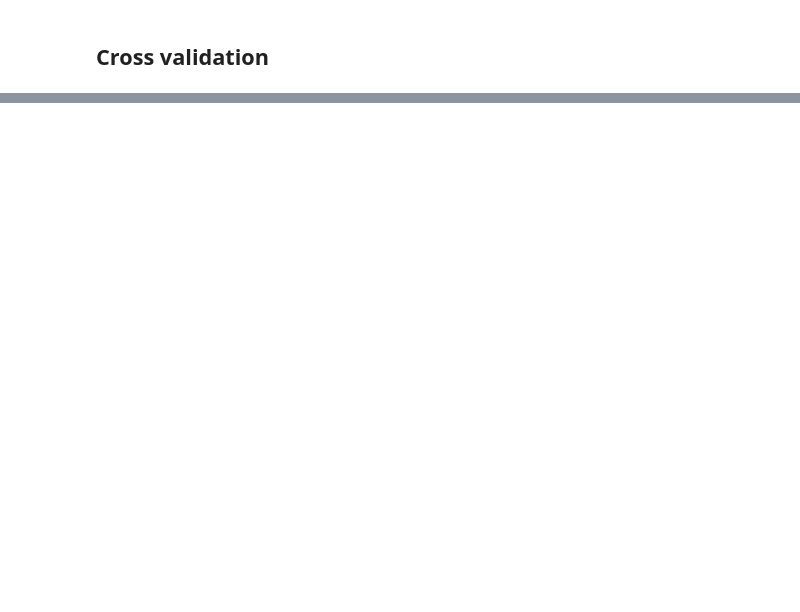
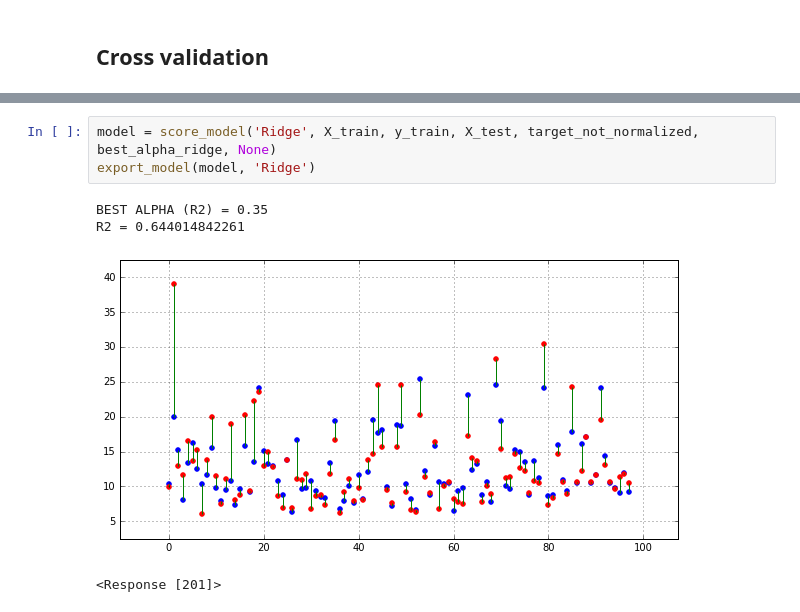
Before and after one commit to Piccettino/VarGroup-hackaton-may2017, a Jupyter notebook: Regression copy 1.ipynb, the cells around one changed output, grey strips where cells are left out. Cells and saved outputs as stored; diff of their text form; blank space fills up the shorter version.

```diff
--- a/Regression copy 1.ipynb
+++ b/Regression copy 1.ipynb
@@ -243,0 +254,8 @@ BEST ALPHA (R2) =  0.0017  R2:  0.649347580397
+# %%
+model = score_model('Ridge', X_train, y_train, X_test, target_not_normalized, best_alpha_ridge, None)
+export_model(model, 'Ridge')
+# %% [output]
+BEST ALPHA (R2) = 0.35
+R2 = 0.644014842261
+[figure, added]
+<Response [201]>
```
Also changed, not shown: parts of 34 cells of this notebook.
